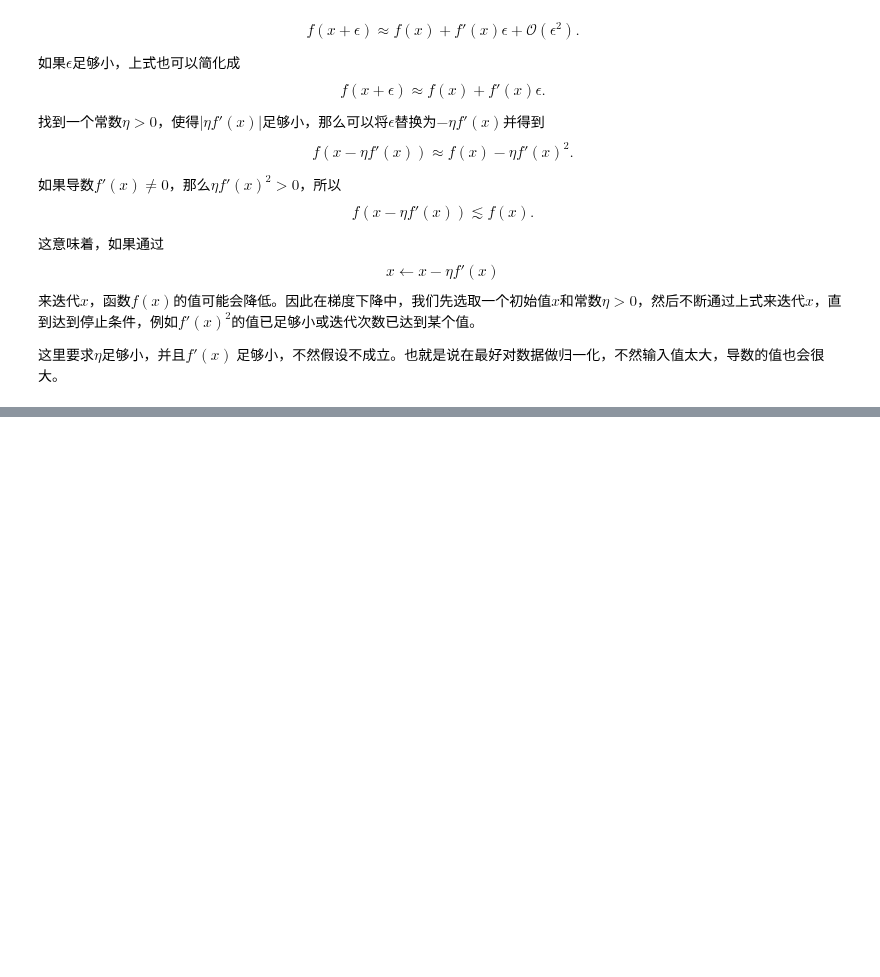
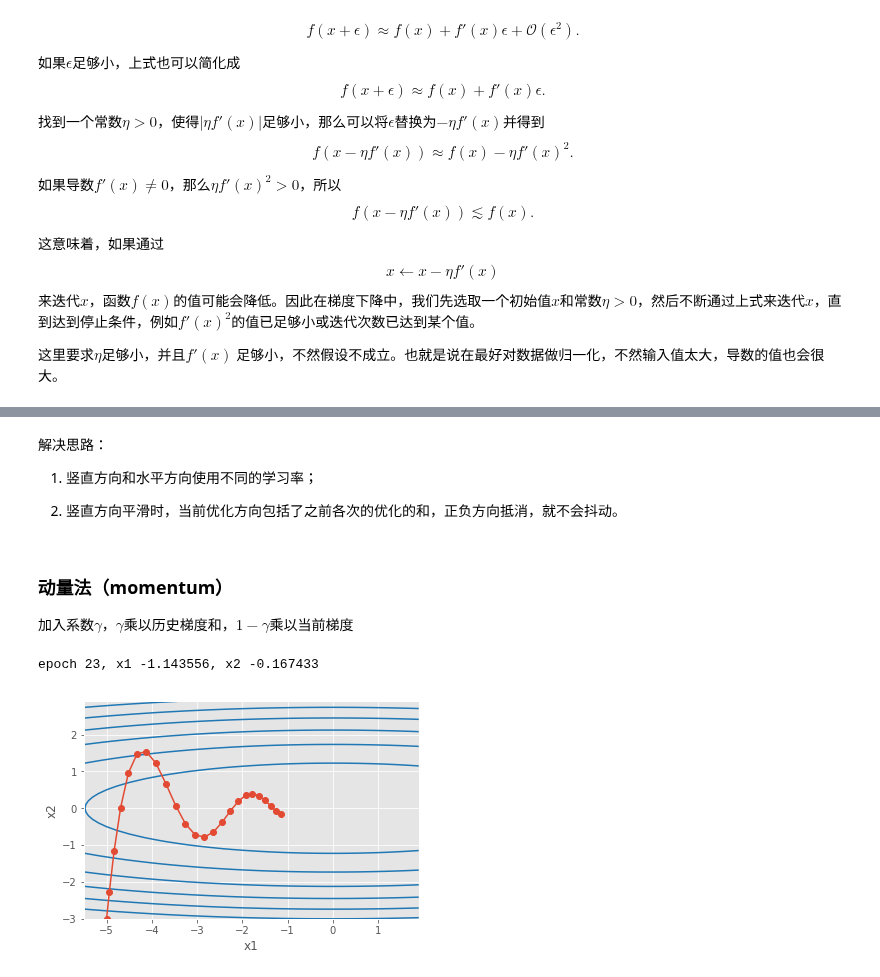
Before and after one commit to LaoLiulaoliu/MachineLearning, a Jupyter notebook: kaggle/house_price/house_price_slide.ipynb, the cells around one changed output, grey strips where cells are left out. Saved outputs shown, nothing was run; the diff lists cells and outputs as text; code cells hidden in the pictures; blank space fills up the shorter version.

```diff
--- a/kaggle/house_price/house_price_slide.ipynb
+++ b/kaggle/house_price/house_price_slide.ipynb
@@ -384,0 +483,22 @@ $\beta$ 为梯度 $\nabla f(\boldsymbol{x})$ 和单位向量$\boldsymbol{u}$之
+# %% [markdown]
+解决思路：
+
+1. 竖直方向和水平方向使用不同的学习率；
+
+2. 竖直方向平滑时，当前优化方向包括了之前各次的优化的和，正负方向抵消，就不会抖动。
+# %% [markdown]
+### 动量法（momentum）
+
+加入系数$\gamma$，$\gamma$乘以历史梯度和，$1-\gamma$乘以当前梯度
+# %%
+eta, gamma = 0.3, 0.8
+
+def momentum_2d(x1, x2, h1, h2):
+    h1 = gamma * h1 + (1 - gamma) * eta * 0.2 * x1
+    h2 = gamma * h2 + (1 - gamma) * eta * 4 * x2
+    return (x1 - h1, x2 - h2, h1, h2)
+
+show_trace_2d(f_2d, train_2d(momentum_2d))
+# %% [output]
+epoch 23, x1 -1.143556, x2 -0.167433
+[figure, added]
```
Also changed, not shown: parts of 9 cells of this notebook.
